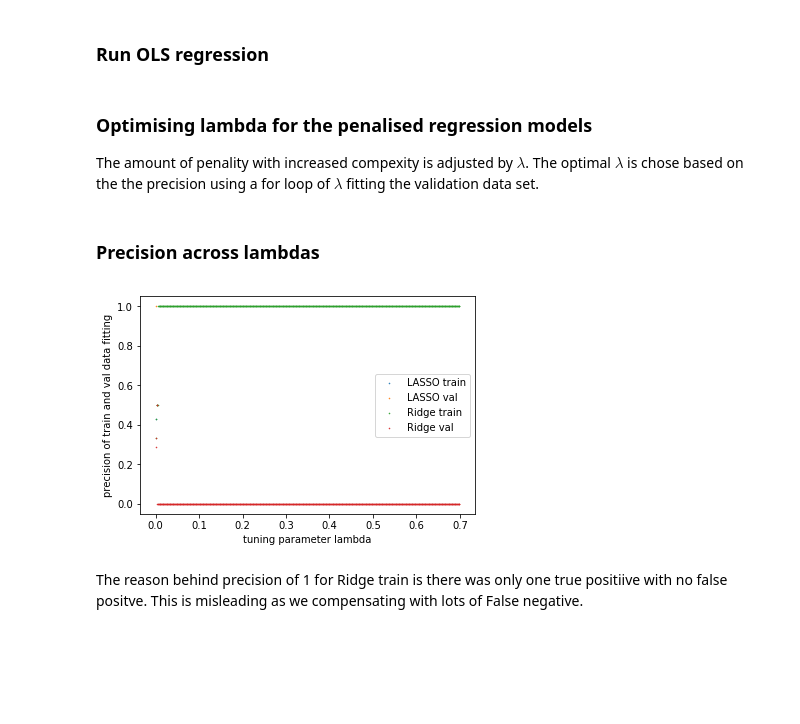
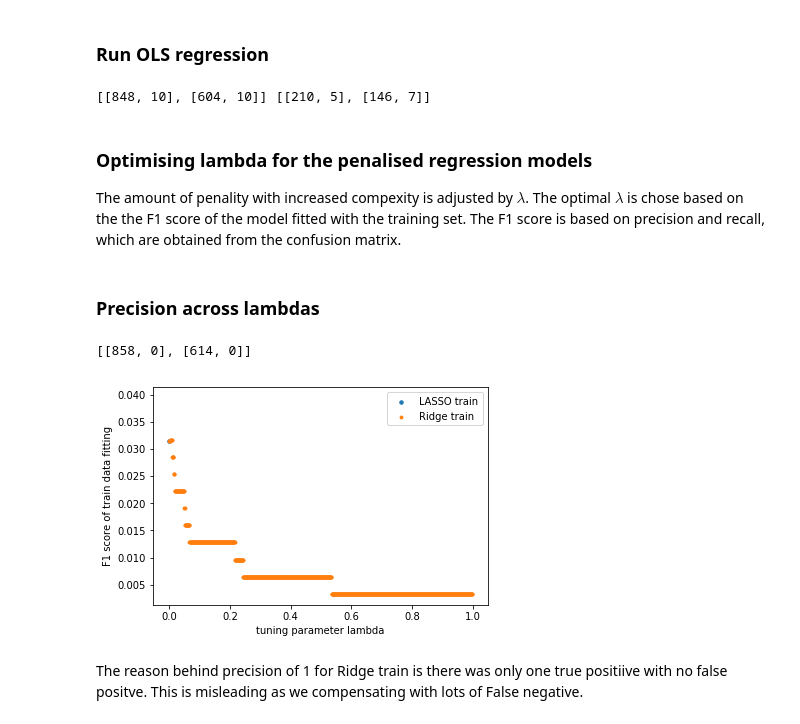
Before and after one commit to Alex-Oiko/stock-predictor, a Jupyter notebook: Stock Picker.ipynb, the cells around one changed output. Drawn from its saved outputs; the diff is of its cells as text; code cells hidden in the pictures; blank space fills up the shorter version.

```diff
--- a/Stock Picker.ipynb
+++ b/Stock Picker.ipynb
@@ -142,0 +114,9 @@ y_test_true = y_test_true.dropna()
+# %%
+X = df[['cash_ratio','return_to_equity','price_to_book',
+        'pe','short_interest_ratio','debt_to_equity','eps']]
+y = df['status']
+
+
+# X = preprocessing.scale(X)
+
+X_train, X_test, y_train, y_test = train_test_split(X, y, test_size=0.20, random_state=55, shuffle=True, stratify=y)
@@ -150,3 +192,11 @@ $Precision = \frac{True \ Positive}{True  \ Positive \ + \ False \ Positive}$
+# %%
+def F1_score(confusion_matrix):
+    v = np.array(confusion_matrix)
+    TN, FP, FN, TP = v.flatten()
+    prec = TP/ (TP + FP)
+    recall = TP/ (TP + FN)
+    F1 = 2*(prec*recall)/(prec+recall)
+    return F1
 # %% [markdown]
 In addition, we calculate the confusion matrix for each model:
     $ \ A  = \begin{pmatrix}
@@ -219,14 +268,13 @@ $arg \ min_{\beta} ||y - X  (\beta) \ ||_{2}^2 + \lambda \ || \beta ||_1$
 
 is the loss function to be minimised. The first term is to reduce bias and the second term is to reduce varaince. $\lambda$ is the penalised coefficient for increased complexity. The larger the $\lambda$, the heavier the penality to increase the model to a polynomial.
 # %%
-def model_Lassi(data_X_train, data_y_train, a, data_X_val):
-    Lassi = Lasso(alpha=a, tol=1e-5)
+def model_Lassi(data_X_train, data_y_train, a):
+    Lassi = Lasso(alpha=a, tol=1e-5, normalize=True)
     Lassi.fit(data_X_train, data_y_train)
+
     y_train_from_LASSO = Lassi.predict(data_X_train)
 
-    y_val_from_LASSO = Lassi.predict(data_X_val)
-
-    return y_train_from_LASSO, y_val_from_LASSO
+    return y_train_from_LASSO
 # %% [markdown]
 ### Ridge regression
 
@@ -236,25 +284,32 @@ $arg \ min_{\beta} ||y - X  ( \beta ) \ ||_{2}^2 + \lambda \ || \beta ||^2_{2}$
 
 is to be minimised. The difference between LASSO and Ridge is the penality term for increasing complexity is squared insetad of absoluted in Ridge. LASSO's regularisation is L1 instead of L2 regularisation in Ridge. This allows LASSO to shrinks the irrelevant features to zero.
 # %%
-def model_Rachel(data_X_train, data_y_train, a, data_X_val):
-    Rachel = Ridge(alpha=a, tol=1e-5)
+def model_Rachel(data_X_train, data_y_train, a):
+    Rachel = Ridge(alpha=a, tol=1e-5, normalize=True)
     Rachel.fit(data_X_train, data_y_train)
     y_train_from_Ridge = Rachel.predict(data_X_train)
 
-    y_val_from_Ridge = Rachel.predict(data_X_val)
-
-    return y_train_from_Ridge, y_val_from_Ridge
+    return y_train_from_Ridge
 # %% [markdown]
 ### Run OLS regression
 # %%
-y_train_from_OLS, y_test_from_OLS = model_OLS(X_train, y_train, X_val, y_val_true, X_test)
+y_train_from_OLS, y_test_from_OLS = model_OLS(X_train, y_train, X_test)
 
 conf_matrix_train_from_OLS = confusion_matrix_for_reg(y_train_from_OLS, y_train)
 
-conf_matrix_test_from_OLS = confusion_matrix_for_reg(y_test_from_OLS, y_test_true)
+F1_score_train_from_OLS = F1_score(conf_matrix_train_from_OLS)
+
+
+conf_matrix_test_from_OLS = confusion_matrix_for_reg(y_test_from_OLS, y_test)
+
+print(conf_matrix_train_from_OLS, conf_matrix_test_from_OLS)
+
+F1_score_test_from_OLS = F1_score(conf_matrix_test_from_OLS)
+# %% [output]
+[[848, 10], [604, 10]] [[210, 5], [146, 7]]
 # %% [markdown]
 ### Optimising lambda for the penalised regression models
-The amount of penality with increased compexity is adjusted by $\lambda$. The optimal $\lambda$ is chose based on the the precision using a for loop of $\lambda$ fitting the validation data set.
+The amount of penality with increased compexity is adjusted by $\lambda$. The optimal $\lambda$ is chose based on the the F1 score of the model fitted with the training set. The F1 score is based on precision and recall, which are obtained from the confusion matrix.
 # %%
 ## TODO Optimizing LASSO and Ridge Lambda
 
@@ -313,17 +342,18 @@ for a in x_axis_interval:
 ### Precision across lambdas
 # %%
 # Plotting the precisions across lambdas
-plt.scatter(x_axis_interval,prec_train_LASSO, label="LASSO train", s=0.3)
-plt.scatter(x_axis_interval, prec_val_LASSO, label="LASSO val", s=0.3)
-plt.scatter(x_axis_interval,prec_train_Ridge, label="Ridge train", s=0.3)
-plt.scatter(x_axis_interval,prec_val_Ridge, label="Ridge val", s=0.3)
+plt.scatter(x_axis_interval,F1_train_LASSO, label="LASSO train", s=12)
+plt.scatter(x_axis_interval,F1_train_Ridge, label="Ridge train", s=8)
+
+print(confusion_matrix_for_reg(y_train_from_LASSO, y_train))
 
 plt.xlabel('tuning parameter lambda')
-plt.ylabel('precision of train and val data fitting')
+plt.ylabel('F1 score of train data fitting')
 plt.legend()
 plt.show()
 # %% [output]
+[[858, 0], [614, 0]]
-[figure, old version]
+[figure, new version]
 # %% [markdown]
 The reason behind precision of 1 for Ridge train is there was only one true positiive with no false positve. This is misleading as we compensating with lots of False negative.
 # %% [markdown]
```
Also changed, not shown: parts of 27 cells of this notebook, 2 other files.
